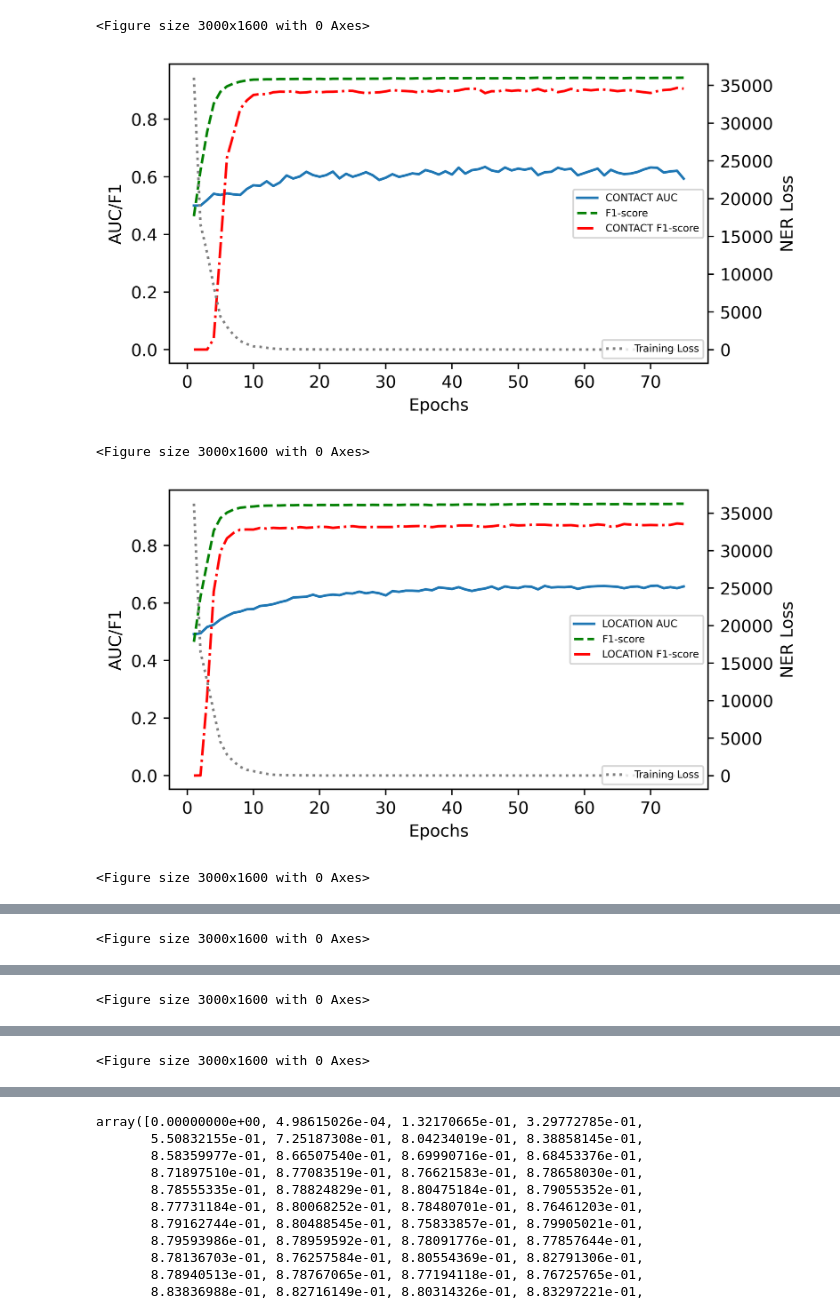
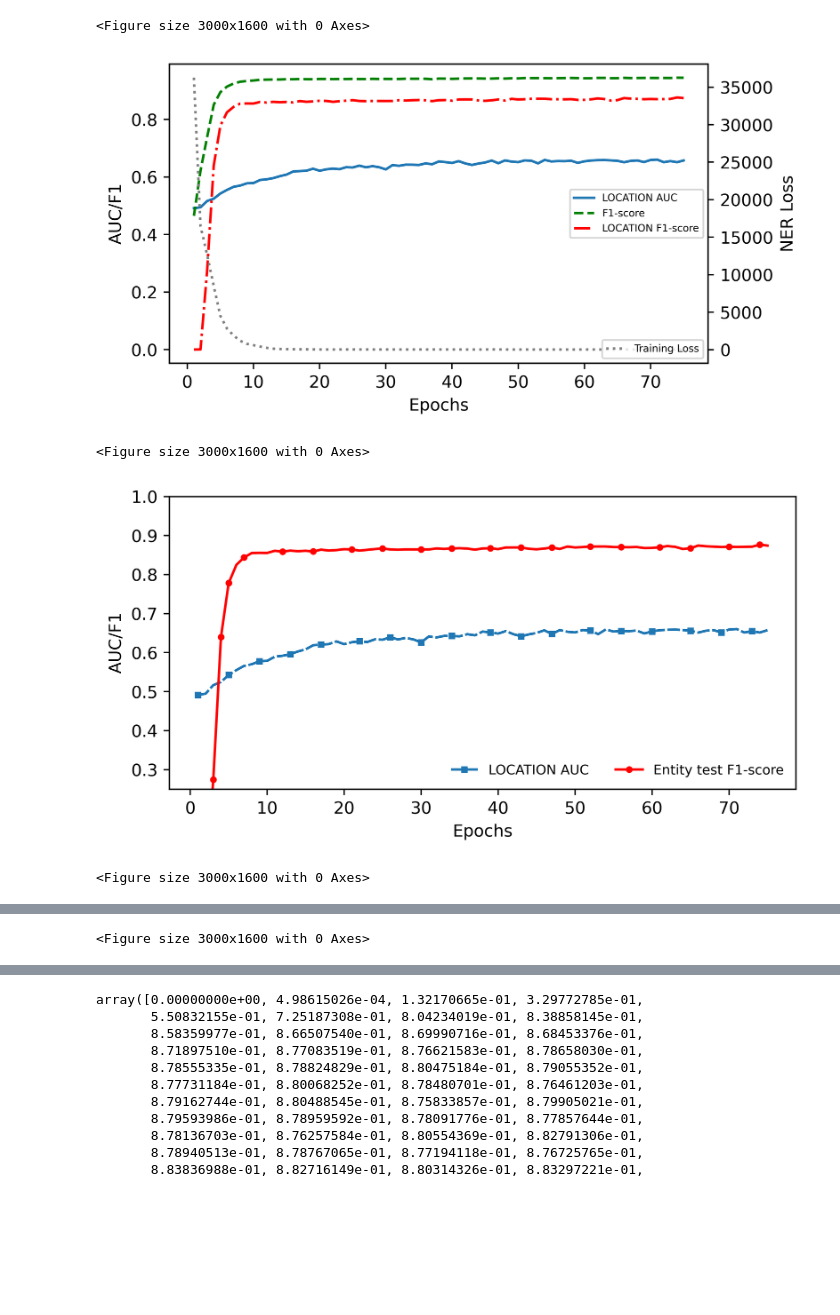
Before and after one commit to ranasalalali/spacy_mi, a Jupyter notebook: notebooks/spacy_MIA_results_visualization.ipynb, the cells around one changed output, grey strips where cells are left out. Cells and saved outputs as stored; diff of their text form; code cells hidden in the pictures; blank space fills up the shorter version.

Commit message:
updated code for figure 11;

```diff
--- a/notebooks/spacy_MIA_results_visualization.ipynb
+++ b/notebooks/spacy_MIA_results_visualization.ipynb
@@ -133,13 +133,8 @@ def plot_multiple_auc_lines(aucs_per_epoch, plot_name, plt_folder, total_avg_los
 
     # plts.extend(pl1)
     plts.extend(pl2)
-    if 'DUMMY' in entity:
-        return_list.append(['Entity test F1-score - DUMMY', pl2])
-    else:
-        return_list.append(['Entity test F1-score', pl2])
+    return_list.append([f'{entity} - test F1-score', pl2])
 #     plts.extend(pl3)
-
-    print(plts)
     labs = [l.get_label() for l in plts]
 
     ax1.legend(plts, labs, loc="lower right", ncol=2, frameon=False, prop={'size': 8})
@@ -231,7 +226,21 @@ def get_auc_per_epoch(member_scores_per_epoch, non_member_scores_per_epoch):
 # experiment = 'CONTACT-LOCATION-DUMMY_TRAINING_MEMBERSET_DUMMY'
 
 # results = ["../Results/MIA_Results/20220604_spacy_3.1.2_attack_MIA_epochs_75_batch_size_dataset_i2b2_n2c2_train_data_CONTACT_size_more_than_0_count_None_replace_dummy_True_CONTACT-DUMMY", "../Results/MIA_Results/20220604_spacy_3.1.2_attack_MIA_epochs_75_batch_size_dataset_i2b2_n2c2_train_data_LOCATION_size_more_than_0_count_None_replace_dummy_True_LOCATION-DUMMY"]
-results_list = [{"exp_name":"CONTACT-LOCATION-DUMMY_TRAINING_MEMBERSET_ORIGNIAL_DUMMY", "result":["../Results/MIA_Results/20210713_spacy_3.0.3_attack_MIA_epochs_75_batch_size_dataset_i2b2_n2c2_train_data_CONTACT_size_more_than_0_count_None_CONTACT", "../Results/MIA_Results/20210713_spacy_3.0.3_attack_MIA_epochs_75_batch_size_dataset_i2b2_n2c2_train_data_LOCATION_size_more_than_0_count_None_LOCATION"]}, {"exp_name":"CONTACT-LOCATION-DUMMY_TRAINING_MEMBERSET_ORIGNIAL_DUMMY", "result":["../Results/MIA_Results/20220604_spacy_3.1.2_attack_MIA_epochs_75_batch_size_dataset_i2b2_n2c2_train_data_CONTACT_size_more_than_0_count_None_replace_dummy_True_CONTACT-DUMMY", "../Results/MIA_Results/20220604_spacy_3.1.2_attack_MIA_epochs_75_batch_size_dataset_i2b2_n2c2_train_data_LOCATION_size_more_than_0_count_None_replace_dummy_True_LOCATION-DUMMY"]}]
+# results_list = [{"exp_name":"LOCATION-DUMMY_TRAINING_MEMBERSET_ORIGNIAL_DUMMY",
+#                 "result":["../Results/MIA_Results/20210713_spacy_3.0.3_attack_MIA_epochs_75_batch_size_dataset_i2b2_n2c2_train_data_CONTACT_size_more_than_0_count_None_CONTACT",
+#                           "../Results/MIA_Results/20210713_spacy_3.0.3_attack_MIA_epochs_75_batch_size_dataset_i2b2_n2c2_train_data_LOCATION_size_more_than_0_count_None_LOCATION"]},
+#                 {"exp_name":"LOCATION-DUMMY_TRAINING_MEMBERSET_ORIGNIAL_DUMMY",
+#                 "result":["../Results/MIA_Results/20220604_spacy_3.1.2_attack_MIA_epochs_75_batch_size_dataset_i2b2_n2c2_train_data_CONTACT_size_more_than_0_count_None_replace_dummy_True_CONTACT-DUMMY",
+#                           "../Results/MIA_Results/20220604_spacy_3.1.2_attack_MIA_epochs_75_batch_size_dataset_i2b2_n2c2_train_data_LOCATION_size_more_than_0_count_None_replace_dummy_True_LOCATION-DUMMY"]}]
+results_list = [{"exp_name":"LOCATION-DUMMY_TRAINING_MEMBERSET_ORIGNIAL_DUMMY",
+                "result":[ "../Results/MIA_Results/20210713_spacy_3.0.3_attack_MIA_epochs_75_batch_size_dataset_i2b2_n2c2_train_data_LOCATION_size_more_than_0_count_None_LOCATION"]},
+                {"exp_name":"LOCATION-DUMMY_TRAINING_MEMBERSET_ORIGNIAL_DUMMY",
+                "result":["../Results/MIA_Results/20220604_spacy_3.1.2_attack_MIA_epochs_75_batch_size_dataset_i2b2_n2c2_train_data_LOCATION_size_more_than_0_count_None_replace_dummy_True_LOCATION-DUMMY"]}]
+# results_list = [{"exp_name":"CONTACT-DUMMY_TRAINING_MEMBERSET_ORIGNIAL_DUMMY",
+#                 "result":[ "../Results/MIA_Results/20210713_spacy_3.0.3_attack_MIA_epochs_75_batch_size_dataset_i2b2_n2c2_train_data_CONTACT_size_more_than_0_count_None_CONTACT"]},
+#                 {"exp_name":"CONTACT-DUMMY_TRAINING_MEMBERSET_ORIGNIAL_DUMMY",
+#                 "result":["../Results/MIA_Results/20220604_spacy_3.1.2_attack_MIA_epochs_75_batch_size_dataset_i2b2_n2c2_train_data_CONTACT_size_more_than_0_count_None_replace_dummy_True_CONTACT-DUMMY"]}]
+
 
 
 plt_list = []
@@ -327,5 +328,5 @@ Read Disk
 <Figure size 3000x1600 with 0 Axes>
-[figure, old version]
+[figure, new version]
 <Figure size 3000x1600 with 0 Axes>
-[figure, old version]
+[figure, new version]
 <Figure size 3000x1600 with 0 Axes>
@@ -335 +335,0 @@ Read Disk
-<Figure size 3000x1600 with 0 Axes>
@@ -337 +335,0 @@ Read Disk
-<Figure size 3000x1600 with 0 Axes>
```
Also changed, not shown: parts of 5 cells of this notebook, 13 other files.
